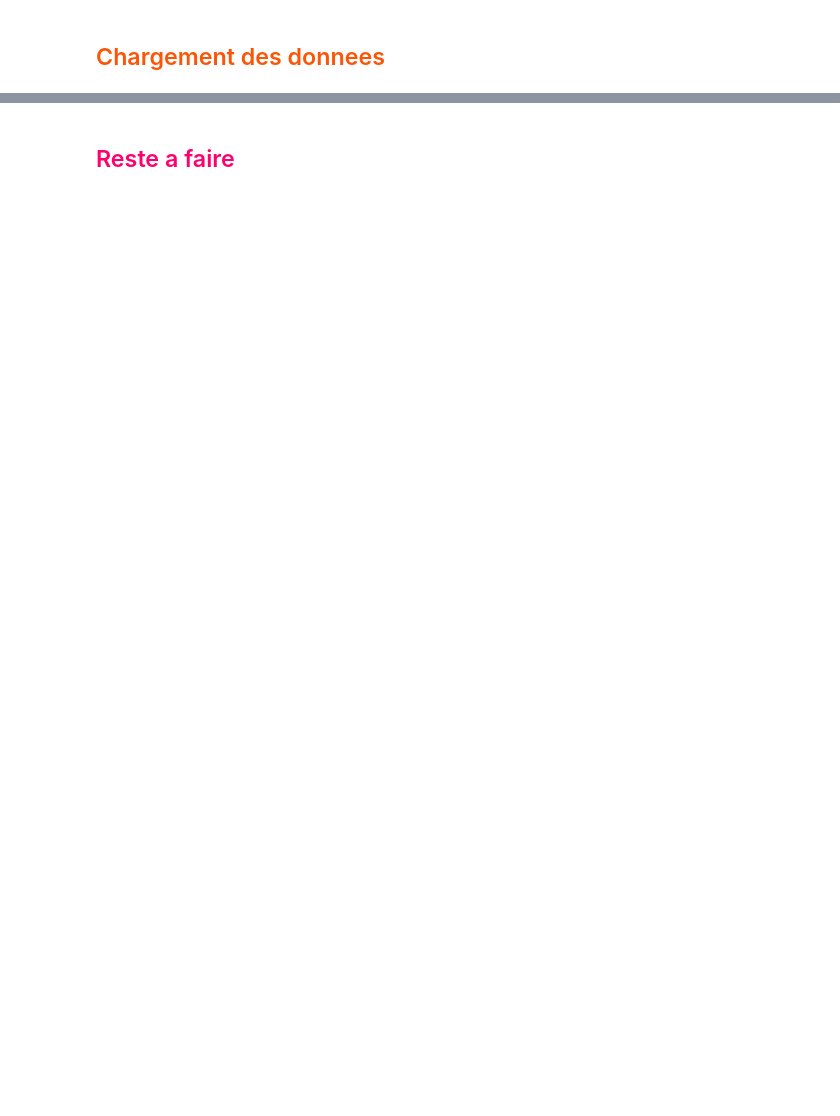
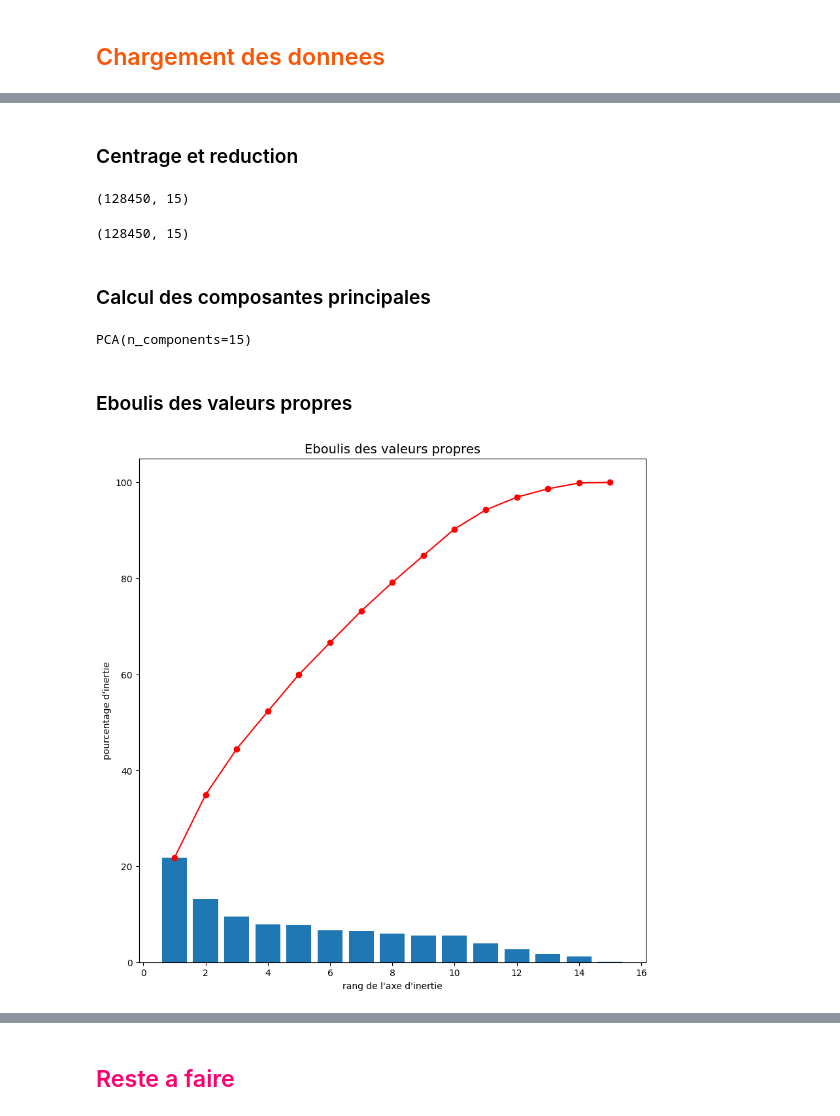
Before and after one commit to 8huit/analyse-de-donnees-nutritionnelles, a Jupyter notebook: p2_donnees_nutritionnelles_exploration.ipynb, the cells around one changed output, grey strips where cells are left out. Saved outputs shown, nothing was run; the diff lists cells and outputs as text; code cells hidden in the pictures; blank space fills up the shorter version.

```diff
--- a/p2_donnees_nutritionnelles_exploration.ipynb
+++ b/p2_donnees_nutritionnelles_exploration.ipynb
@@ -146,15 +64,0 @@ X_pca = pca.transform(X)[:,:3]
-# %%
-sns.set_context("paper", font_scale=1.5)
-plt.figure(figsize=(10,10))
-chaine = "Plan factoriel pour les 2 premières composantes de l'ACP"
-plt.title(chaine)
-plt.xlabel('Composante 1')
-plt.ylabel('Composante 2')
-ax = plt.gca()
-
-sns.scatterplot(x = x_show,
-                y = y_show,
-                #hue = hue_show,
-                alpha=0.8, s=10)
-
-sns.set_context("paper", font_scale=1)
@@ -162,0 +67,7 @@ sns.set_context("paper", font_scale=1)
+# %%
+# filtrage sur les variables quantitatives
+dataPCA=df[colonnesNum].dropna()
+nomsIndividus=df.iloc[dataPCA.index,2] # Individus
+nutritionGrade=df.iloc[dataPCA.index,12] # note de nutrition par individu
+variables=dataPCA.columns # Variables
+X=dataPCA.values # Valeurs
@@ -162,0 +121,2 @@ sns.set_context("paper", font_scale=1)
+# %% [markdown]
+### Centrage et reduction
@@ -162,0 +126,36 @@ sns.set_context("paper", font_scale=1)
+# %%
+centreReduit = preprocessing.StandardScaler().fit(X)
+XCentreReduit = centreReduit.transform(X)
+XCentreReduit.shape
+# %% [output]
+(128450, 15)
+# %%
+X.shape
+# %% [output]
+(128450, 15)
+# %% [markdown]
+### Calcul des composantes principales
+# %%
+n_comp=15 # n_comp <= nombre de variables
+pca = decomposition.PCA(n_components=n_comp)
+pca.fit(XCentreReduit)
+# %% [output]
+PCA(n_components=15)
+# %% [markdown]
+### Eboulis des valeurs propres
+# %%
+from matplotlib import pyplot as plt
+
+plt.style.use('default')
+# taille du schema
+plt.rcParams["figure.figsize"] = (10,10)
+
+vectVarianceExpliquee = pca.explained_variance_ratio_*100 # renvoie les variences expliquées pour chacune des dimensions
+plt.bar(np.arange(len(vectVarianceExpliquee))+1, vectVarianceExpliquee)
+plt.plot(np.arange(len(vectVarianceExpliquee))+1, vectVarianceExpliquee.cumsum(),c="red",marker='o')
+plt.xlabel("rang de l'axe d'inertie")
+plt.ylabel("pourcentage d'inertie")
+plt.title("Eboulis des valeurs propres",fontsize=14,fontweight='normal')
+plt.show()
+# %% [output]
+[figure, added]
```
Also changed, not shown: parts of 34 cells of this notebook.
